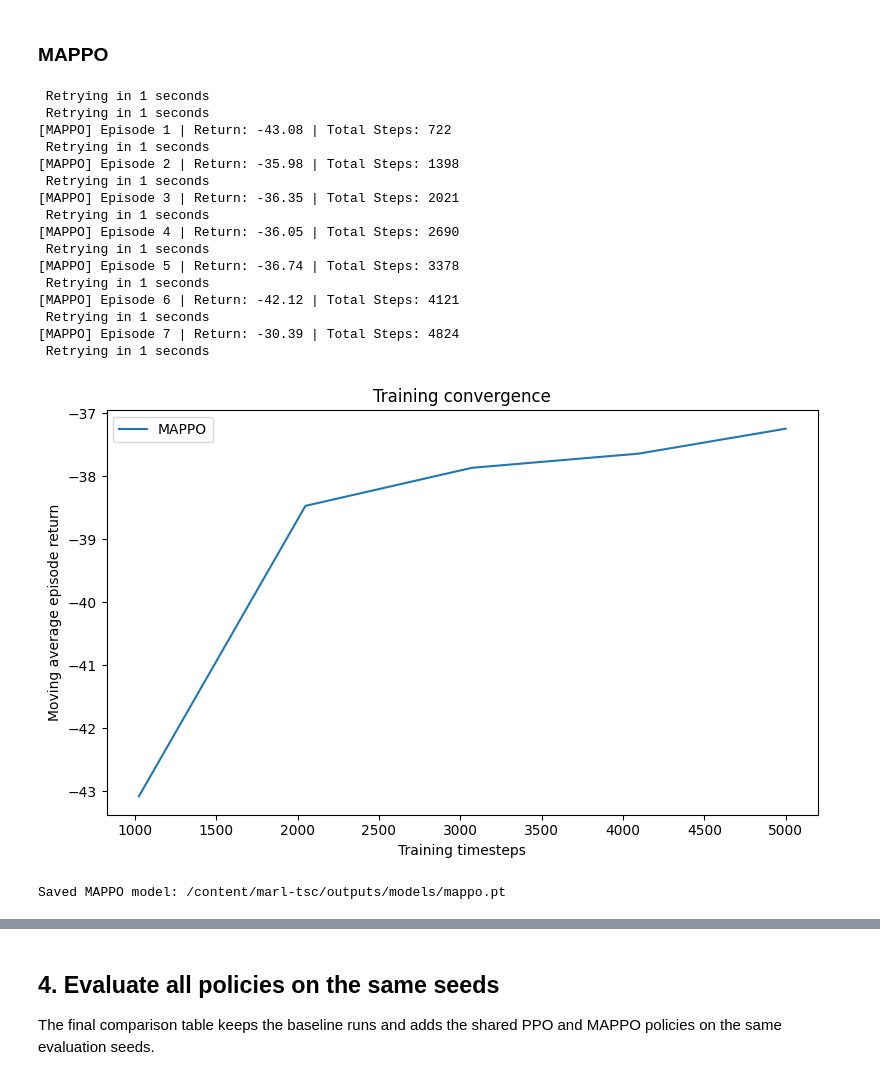
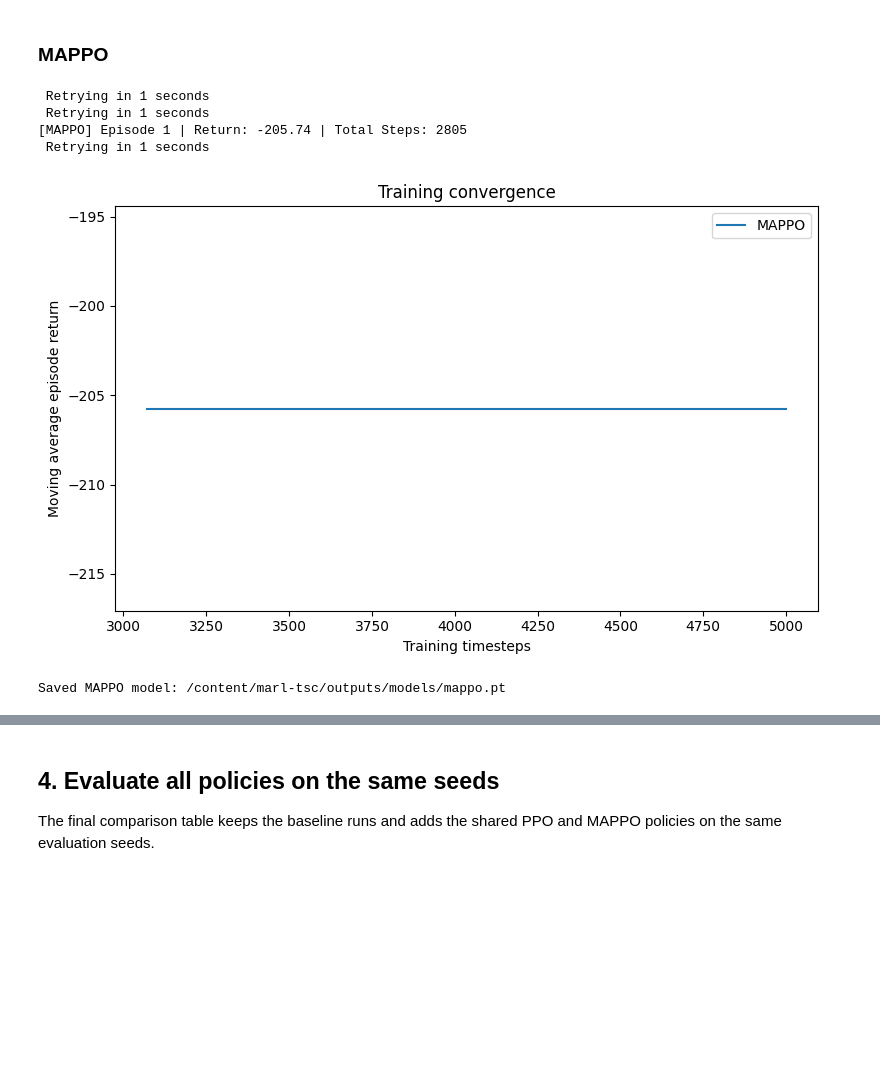
Before and after one commit to abergh18/marl-tsc, a Jupyter notebook: notebooks/main_flow.ipynb, the cells around one changed output, grey strips where cells are left out. Drawn from its saved outputs; the diff is of its cells as text; code cells hidden in the pictures; blank space fills up the shorter version.

```diff
--- a/notebooks/main_flow.ipynb
+++ b/notebooks/main_flow.ipynb
@@ -357,38 +357,26 @@ Fixed-Time | 1        | -466.057          | 0.550            | 19.000         |
 # %%
 reset_traci_connection()
 mappo_model, mappo_history, mappo_model_path = train_mappo(
     config_file=paths.config_file,
     traffic_light_ids=tls_in_net,
     output_dir=OUTPUT_DIR,
     total_timesteps=TOTAL_TIMESTEPS,
     rollout_steps=1024,
     max_steps=SIMULATION_DURATION,
     seed=42,
-    env_kwargs={"green_phase_count": 8, "min_green_seconds": MIN_GREEN_SECONDS, "reward_fn": "diff-waiting-time"},
+    env_kwargs={"green_phase_count": 8, "min_green_seconds": MIN_GREEN_SECONDS},
     use_peer_reward=False,
 )
 
 fig, ax = plot_training_histories(mappo_history)
 plt.show()
 print("Saved MAPPO model:", mappo_model_path)
 # %% [output]
  Retrying in 1 seconds
  Retrying in 1 seconds
-[MAPPO] Episode 1 | Return: -43.08 | Total Steps: 722
+[MAPPO] Episode 1 | Return: -205.74 | Total Steps: 2805
  Retrying in 1 seconds
-[MAPPO] Episode 2 | Return: -35.98 | Total Steps: 1398
- Retrying in 1 seconds
-[MAPPO] Episode 3 | Return: -36.35 | Total Steps: 2021
- Retrying in 1 seconds
-[MAPPO] Episode 4 | Return: -36.05 | Total Steps: 2690
- Retrying in 1 seconds
-[MAPPO] Episode 5 | Return: -36.74 | Total Steps: 3378
- Retrying in 1 seconds
-[MAPPO] Episode 6 | Return: -42.12 | Total Steps: 4121
- Retrying in 1 seconds
-[MAPPO] Episode 7 | Return: -30.39 | Total Steps: 4824
- Retrying in 1 seconds
-[figure, old version]
+[figure, new version]
 Saved MAPPO model: /content/marl-tsc/outputs/models/mappo.pt
 # %%
 reset_traci_connection()
```
Also changed, not shown: parts of 13 cells of this notebook.
